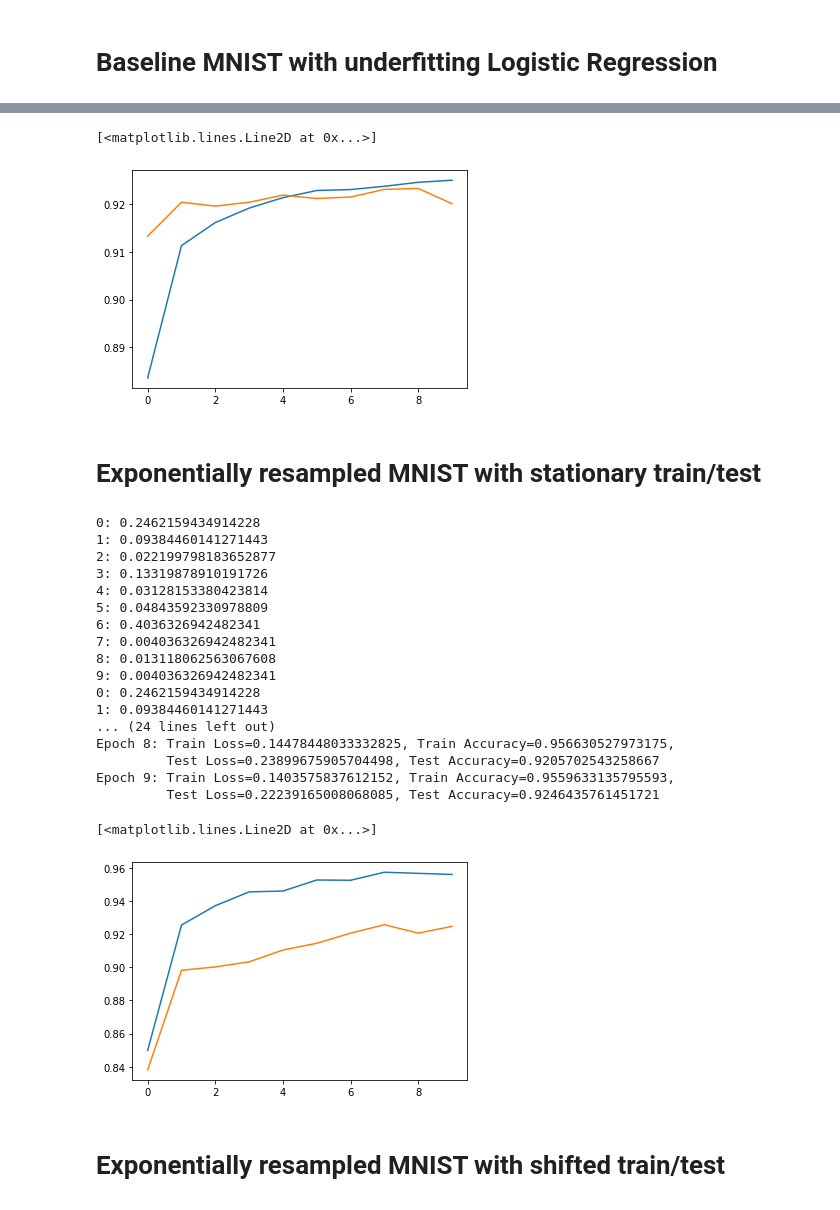
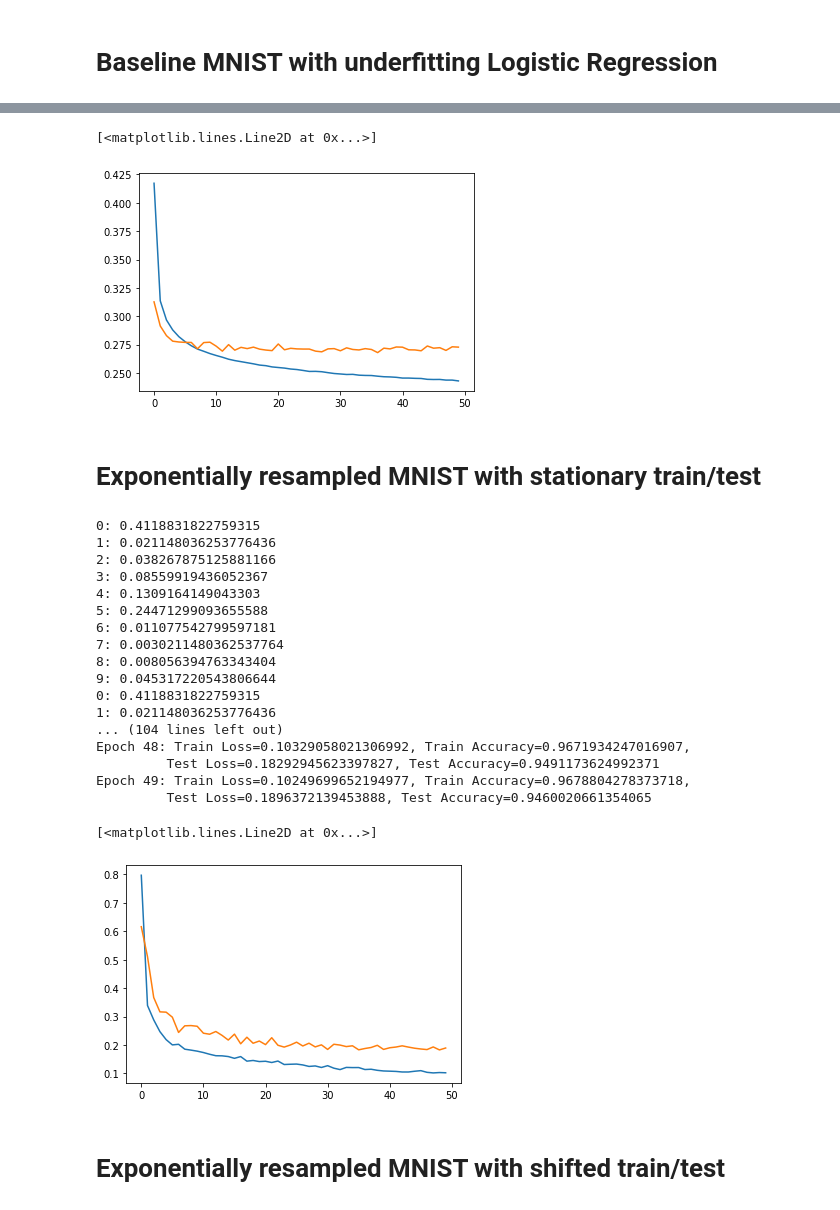
Before and after one commit to dwyatte/label-shift, a Jupyter notebook: label_shift.ipynb, the cells around one changed output, grey strips where cells are left out. Drawn from its saved outputs; the diff is of its cells as text; code cells hidden in the pictures.

```diff
--- a/label_shift.ipynb
+++ b/label_shift.ipynb
@@ -8,7 +8,7 @@ import tensorflow_datasets as tfds
 LEARNING_RATE = 0.01
 MOMENTUM = 0.9
 BATCH_SIZE = 32
-NUM_EPOCHS = 10
+NUM_EPOCHS = 50
 # %%
 class LogisticRegression(tf.keras.Model):
     def __init__(self, n_classes, l2_lambda=0.0):
@@ -32,7 +32,7 @@ test = tfds.load('mnist', split='test').map(preprocess).batch(BATCH_SIZE)
 # %%
 def get_train_step():
     @tf.function
-    def train_step(model, inputs, labels, criterion, optimizer, metrics):
+    def train_step(model, inputs, labels, criterion, optimizer, metrics, importance_weights=None):
         with tf.GradientTape() as tape:
             outputs = model(inputs, training=True)
             loss = criterion(labels, outputs) + tf.reduce_sum(model.losses)
@@ -93,6 +93,6 @@ for epoch in range(NUM_EPOCHS):
         Test Loss={test_loss[-1]}, Test Accuracy={test_accuracy[-1]}'
     )
 
-plt.plot(train_accuracy)
-plt.plot(test_accuracy)
+plt.plot(train_loss)
+plt.plot(test_loss)
 # %% [output]
@@ -119,5 +116,5 @@ Epoch 9: Train Loss=0.26755446195602417, Train Accuracy=0.9250166416168213,
 [<matplotlib.lines.Line2D at 0x...>]
-[figure, old version]
+[figure, new version]
 # %%
 def resample_dataset(dataset, density, training=False):
     all_inputs = []
@@ -159,7 +158,6 @@ optimizer = tf.keras.optimizers.SGD(LEARNING_RATE, MOMENTUM)
 train_step = get_train_step()
 test_step = get_test_step()
 
-train_density = np.random.permutation(density)
 resampled_train = resample_dataset(train, train_density, training=True)
 resampled_test = resample_dataset(test, train_density, training=False)
 
@@ -189,28 +187,28 @@ for epoch in range(NUM_EPOCHS):
         Test Loss={test_loss[-1]}, Test Accuracy={test_accuracy[-1]}'
     )
 
-plt.plot(train_accuracy)
-plt.plot(test_accuracy)
+plt.plot(train_loss)
+plt.plot(test_loss)
 # %% [output]
-0: 0.2462159434914228
-1: 0.09384460141271443
-2: 0.022199798183652877
-3: 0.13319878910191726
-4: 0.03128153380423814
-5: 0.04843592330978809
-6: 0.4036326942482341
-7: 0.004036326942482341
-8: 0.013118062563067608
-9: 0.004036326942482341
-0: 0.2462159434914228
-1: 0.09384460141271443
-... (24 lines left out)
-Epoch 8: Train Loss=0.14478448033332825, Train Accuracy=0.956630527973175,
-         Test Loss=0.23899675905704498, Test Accuracy=0.9205702543258667
-Epoch 9: Train Loss=0.1403575837612152, Train Accuracy=0.9559633135795593,
-         Test Loss=0.22239165008068085, Test Accuracy=0.9246435761451721
+0: 0.4118831822759315
+1: 0.021148036253776436
+2: 0.038267875125881166
+3: 0.08559919436052367
+4: 0.1309164149043303
+5: 0.24471299093655588
+6: 0.011077542799597181
+7: 0.0030211480362537764
+8: 0.008056394763343404
+9: 0.045317220543806644
+0: 0.4118831822759315
+1: 0.021148036253776436
+... (104 lines left out)
+Epoch 48: Train Loss=0.10329058021306992, Train Accuracy=0.9671934247016907,
+         Test Loss=0.18292945623397827, Test Accuracy=0.9491173624992371
+Epoch 49: Train Loss=0.10249699652194977, Train Accuracy=0.9678804278373718,
+         Test Loss=0.1896372139453888, Test Accuracy=0.9460020661354065
 [<matplotlib.lines.Line2D at 0x...>]
-[figure, old version]
+[figure, new version]
 # %% [markdown]
 # Exponentially resampled MNIST with shifted train/test
 # %%
```
Also changed, not shown: parts of 7 cells of this notebook.
